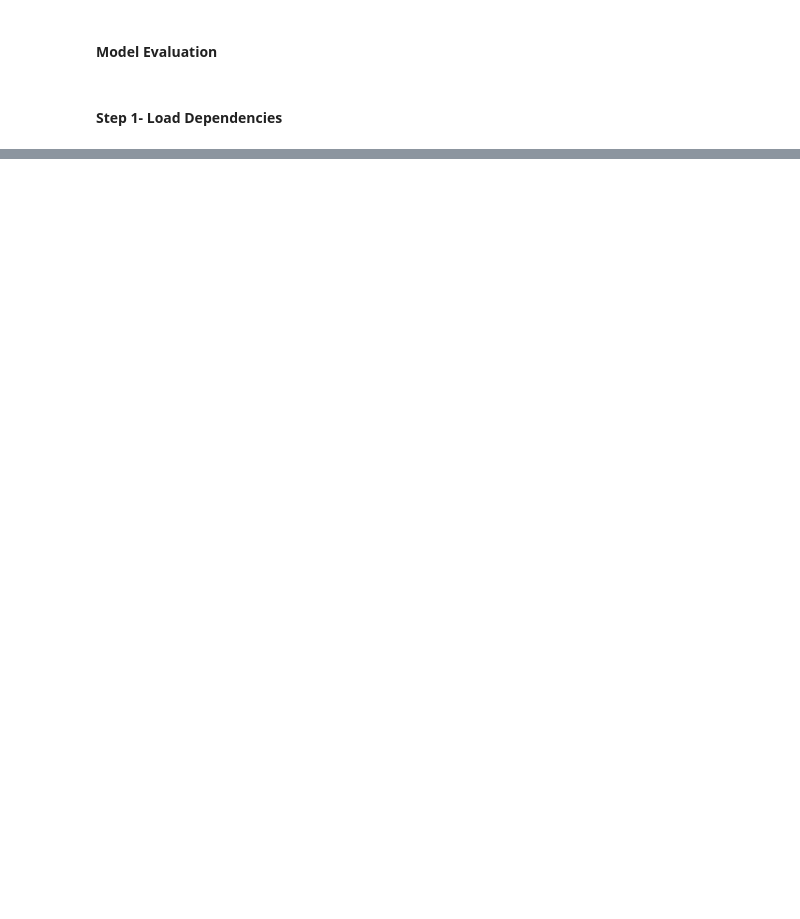
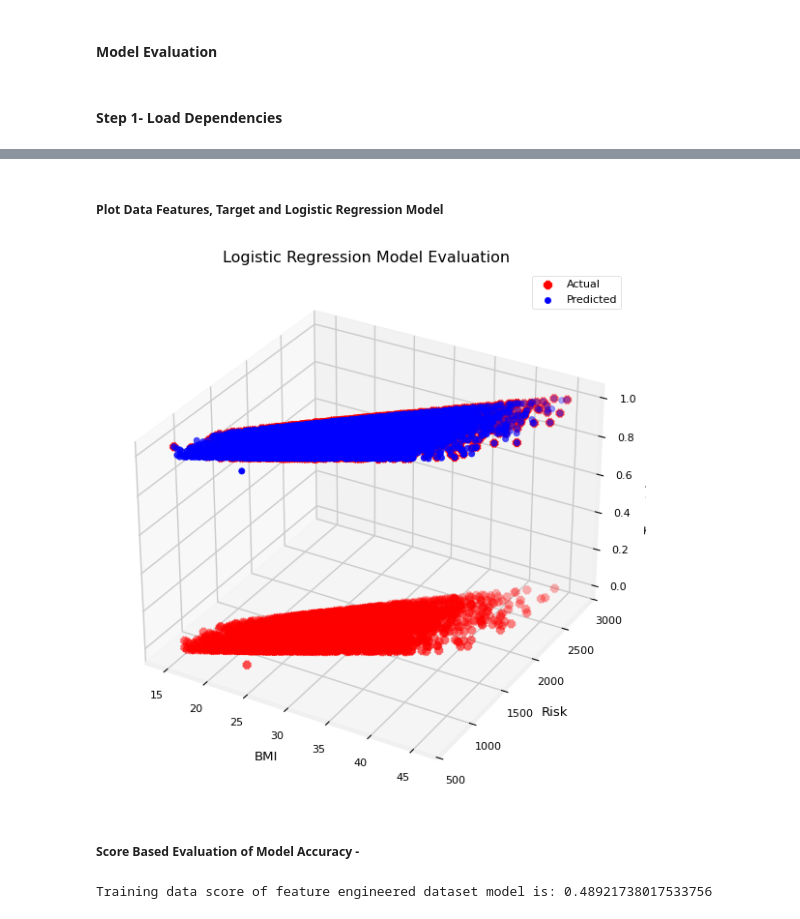
Before and after one commit to TempeHS/2025SE-MLOPs-Task2-AriyaV, a Jupyter notebook: 2. Model Development/2.4.Model_Testing_and_Validation/2.4.1.model_evaluation.ipynb, the cells around one changed output, grey strips where cells are left out. Cells and saved outputs as stored; diff of their text form; code cells hidden in the pictures; blank space fills up the shorter version.

```diff
--- a/2. Model Development/2.4.Model_Testing_and_Validation/2.4.1.model_evaluation.ipynb
+++ b/2. Model Development/2.4.Model_Testing_and_Validation/2.4.1.model_evaluation.ipynb
@@ -15,3 +16,0 @@ import pickle
-# %%
-filename = 'my_saved_model_v1.sav'
-model_A = pickle.load(open(filename, 'rb'))
@@ -41,0 +19,5 @@ plt.show()
+# %%
+filename_original = 'my_saved_model_original_dataset.sav'
+filename_feature_engineered = 'my_saved_model_feature_engineered_dataset.sav'
+original_dataset_model= pickle.load(open(filename_original, 'rb'))
+feature_engineered_dataset_model = pickle.load(open(filename_feature_engineered, 'rb'))
@@ -43,0 +87,33 @@ plt.show()
+# %% [markdown]
+##### Plot Data Features, Target and Logistic Regression Model
+# %%
+y_pred = feature_engineered_dataset_model.predict(x_test)
+
+# Create a 3D scatter plot
+fig = plt.figure(figsize=(10, 7))
+ax = fig.add_subplot(111, projection='3d')
+
+# Plot actual target values
+ax.scatter(x_test[:, 0], x_test[:, 1], y_test, c='r', marker='x', label='Actual')
+
+# Plot predicted target values
+ax.scatter(x_test[:, 0], x_test[:, 1], y_pred, c='b', marker='o', label='Predicted')
+
+# Set labels and title
+ax.set_title("Logistic Regression Model Evaluation")
+ax.set_xlabel("BMI")
+ax.set_ylabel("Risk")
+ax.set_zlabel("Target (cardio)")
+ax.legend()
+
+# Show the plot
+plt.show()
+# %% [output]
+[figure, added]
+# %% [markdown]
+##### Score Based Evaluation of Model Accuracy -
+# %%
+test_score = feature_engineered_dataset_model.score(x_test, y_test)
+print(f'Training data score of feature engineered dataset model is: {test_score}')
+# %% [output]
+Training data score of feature engineered dataset model is: 0.48921738017533756
```
Also changed, not shown: parts of 15 cells of this notebook, 3 other files.
